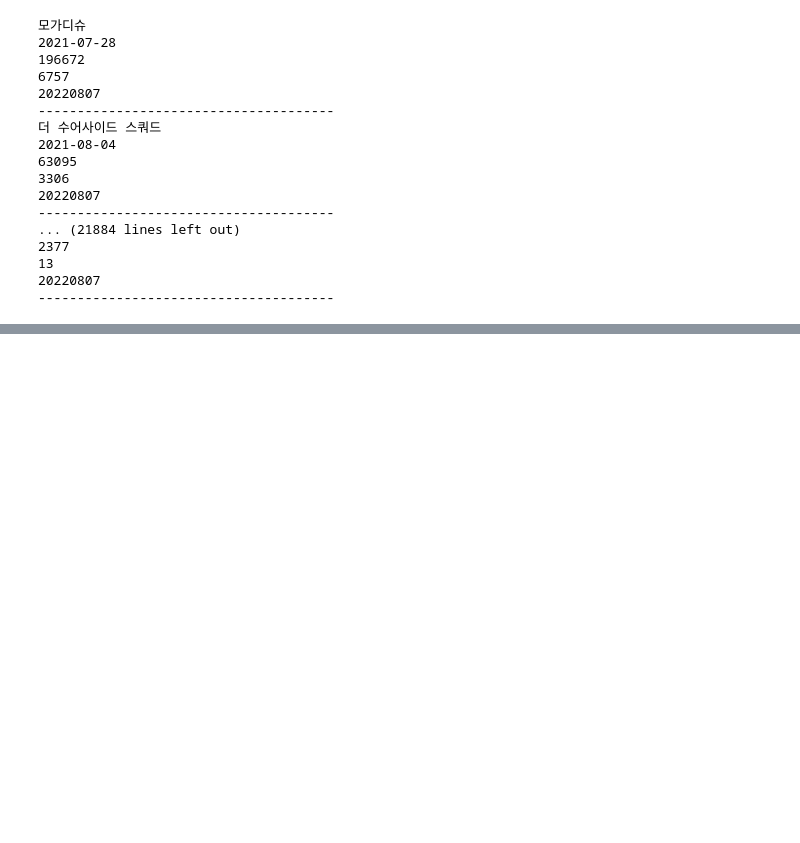
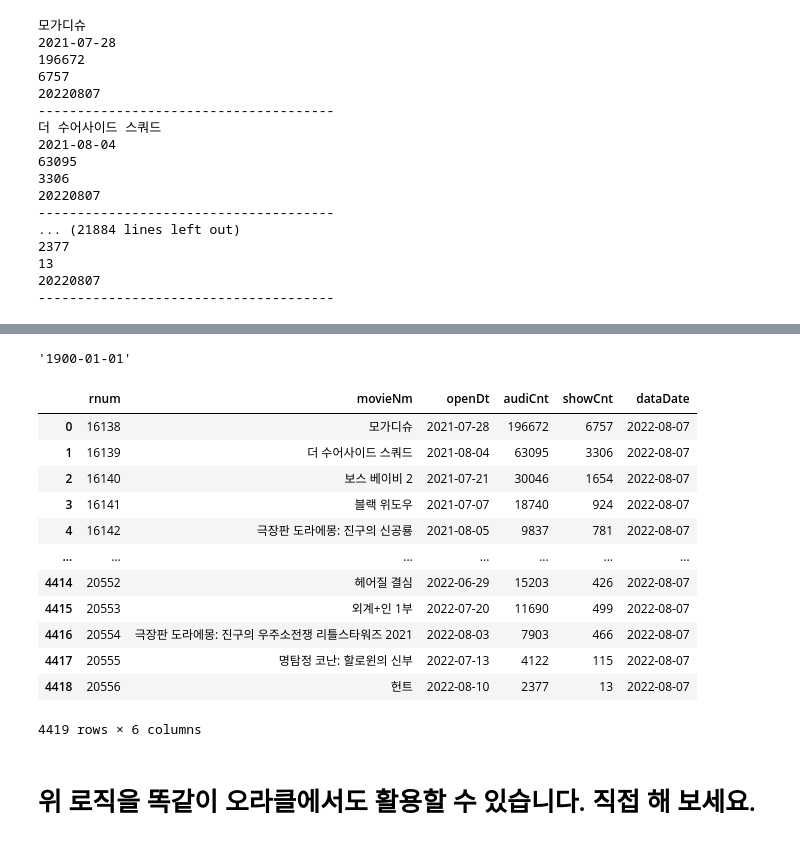
Before and after one commit to limbbbyoung/python_practice, a Jupyter notebook: 데이터 수집 파이프라인/영진위 데이터 크롤링.ipynb, the cells around one changed output, grey strips where cells are left out. Cells and saved outputs as stored; diff of their text form; code cells hidden in the pictures; blank space fills up the shorter version.

```diff
--- a/데이터 수집 파이프라인/영진위 데이터 크롤링.ipynb
+++ b/데이터 수집 파이프라인/영진위 데이터 크롤링.ipynb
@@ -651,0 +808,4 @@ ParserError: String does not contain a date:
+# %%
+merged_data.iloc[768]['openDt']
+# %% [output]
+'1900-01-01'
@@ -651,0 +816,18 @@ ParserError: String does not contain a date:
+# %%
+db_data = cur.fetchall()
+# %%
+pd.DataFrame(db_data)
+# %% [output]
+|  | rnum | movieNm | openDt | audiCnt | showCnt | dataDate |
+| 0 | 16138 | 모가디슈 | 2021-07-28 | 196672 | 6757 | 2022-08-07 |
+| 1 | 16139 | 더 수어사이드 스쿼드 | 2021-08-04 | 63095 | 3306 | 2022-08-07 |
+| 2 | 16140 | 보스 베이비 2 | 2021-07-21 | 30046 | 1654 | 2022-08-07 |
+| 3 | 16141 | 블랙 위도우 | 2021-07-07 | 18740 | 924 | 2022-08-07 |
+| 4 | 16142 | 극장판 도라에몽: 진구의 신공룡 | 2021-08-05 | 9837 | 781 | 2022-08-07 |
+| ... | ... | ... | ... | ... | ... | ... |
+| 4414 | 20552 | 헤어질 결심 | 2022-06-29 | 15203 | 426 | 2022-08-07 |
+| 4415 | 20553 | 외계+인 1부 | 2022-07-20 | 11690 | 499 | 2022-08-07 |
+| 4416 | 20554 | 극장판 도라에몽: 진구의 우주소전쟁 리틀스타워즈 2021 | 2022-08-03 | 7903 | 466 | 2022-08-07 |
+| 4417 | 20555 | 명탐정 코난: 할로윈의 신부 | 2022-07-13 | 4122 | 115 | 2022-08-07 |
+| 4418 | 20556 | 헌트 | 2022-08-10 | 2377 | 13 | 2022-08-07 |
+4419 rows × 6 columns
@@ -651,0 +836,2 @@ ParserError: String does not contain a date:
+# %% [markdown]
+# 위 로직을 똑같이 오라클에서도 활용할 수 있습니다. 직접 해 보세요.
```
Also changed, not shown: parts of 40 cells of this notebook, 7 other files.
